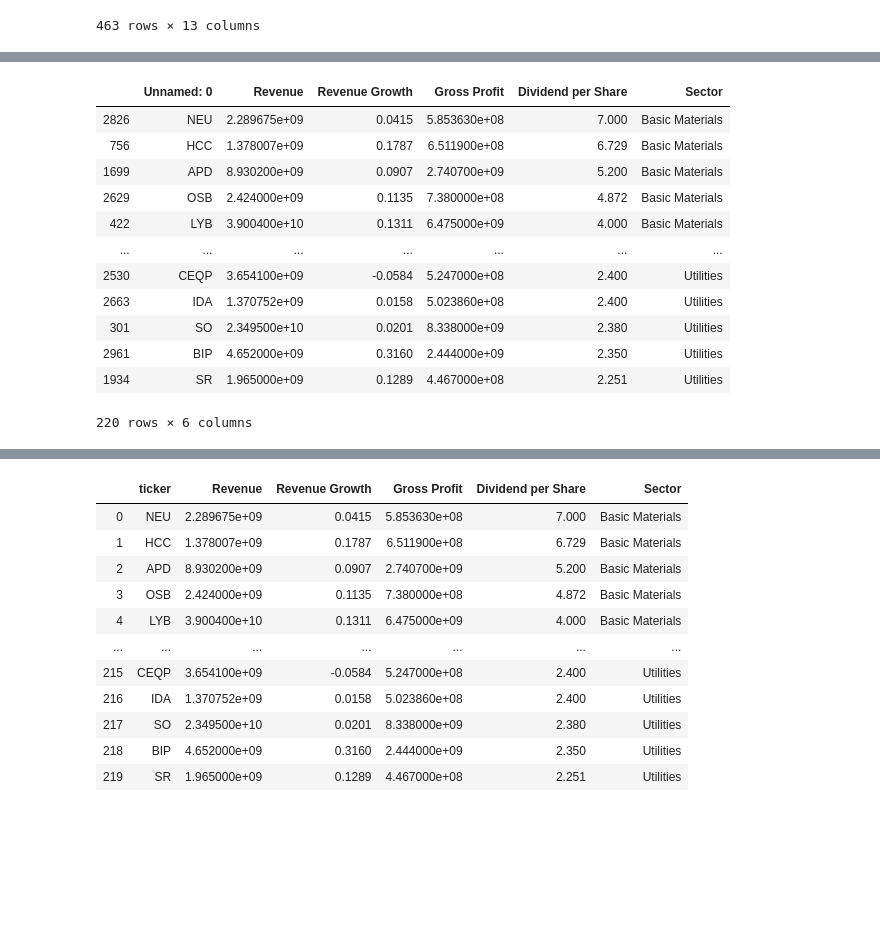
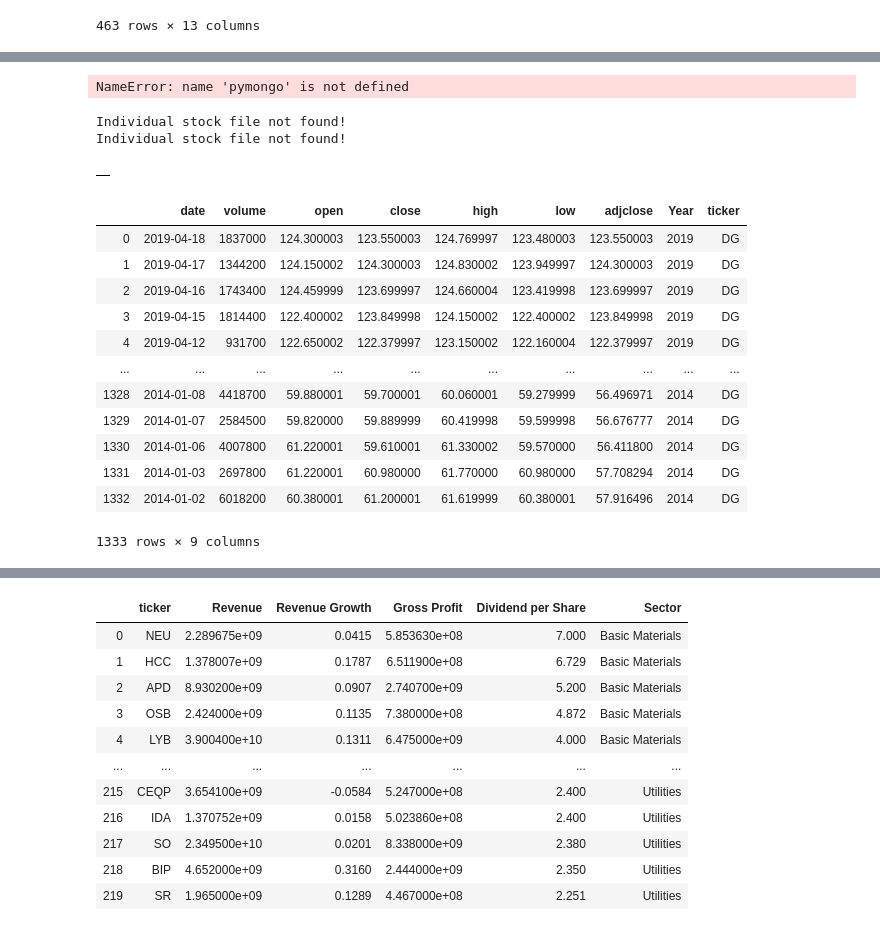
Before and after one commit to sgk2004/S-and-P-500-Data-Visualization-Dashboard, a Jupyter notebook: ETL/data_etl.ipynb, the cells around one changed output, grey strips where cells are left out. Drawn from its saved outputs; the diff is of its cells as text; code cells hidden in the pictures; blank space fills up the shorter version.

Commit message:
codes updated with individual stock data extraction

```diff
--- a/ETL/data_etl.ipynb
+++ b/ETL/data_etl.ipynb
@@ -331,16 +249,3 @@ Utilities
-# %%
-big_data
-# %% [output]
-|  | Unnamed: 0 | Revenue | Revenue Growth | Gross Profit | Dividend per Share | Sector |
-| 2826 | NEU | 2.289675e+09 | 0.0415 | 5.853630e+08 | 7.000 | Basic Materials |
-| 756 | HCC | 1.378007e+09 | 0.1787 | 6.511900e+08 | 6.729 | Basic Materials |
-| 1699 | APD | 8.930200e+09 | 0.0907 | 2.740700e+09 | 5.200 | Basic Materials |
-| 2629 | OSB | 2.424000e+09 | 0.1135 | 7.380000e+08 | 4.872 | Basic Materials |
-| 422 | LYB | 3.900400e+10 | 0.1311 | 6.475000e+09 | 4.000 | Basic Materials |
-| ... | ... | ... | ... | ... | ... | ... |
-| 2530 | CEQP | 3.654100e+09 | -0.0584 | 5.247000e+08 | 2.400 | Utilities |
-| 2663 | IDA | 1.370752e+09 | 0.0158 | 5.023860e+08 | 2.400 | Utilities |
-| 301 | SO | 2.349500e+10 | 0.0201 | 8.338000e+09 | 2.380 | Utilities |
-| 2961 | BIP | 4.652000e+09 | 0.3160 | 2.444000e+09 | 2.350 | Utilities |
-| 1934 | SR | 1.965000e+09 | 0.1289 | 4.467000e+08 | 2.251 | Utilities |
-220 rows × 6 columns
+# %%
+stocklist_2018= top500_2018['ticker'].tolist()
+# stocklist_2018
@@ -346,0 +255,48 @@ big_data
+# %%
+conn = 'mongodb://localhost:27017'
+client = pymongo.MongoClient(conn)
+db = client.stockDB
+# %% [output]
+NameError: name 'pymongo' is not defined
+# %%
+stock_df=pd.DataFrame()
+for i in range(len(stocklist_2018)):
+    data= f'Data/Individual_stocks/{stocklist_2018[i]}.csv'
+    try:
+        df = pd.read_csv(data)
+        df["Year"]=pd.DatetimeIndex(df['date']).year
+        df["ticker"]= stocklist_2018[i]
+        df1=df.loc[df['Year']> 2013 ]
+        stock_df.append(df1)
+    except:
+        print("Individual stock file not found!")
+        pass
+# %% [output]
+Individual stock file not found!
+Individual stock file not found!
+# %%
+stock_df
+# %% [output]
+|  |
+# %%
+data= f'Data/Individual_stocks/{stocklist_2018[200]}.csv'
+#   stock_df.append(pd.read_csv(data))
+df = pd.read_csv(data)
+df["Year"]=pd.DatetimeIndex(df['date']).year
+df["ticker"]= stocklist_2018[200]
+df1=df.loc[df['Year']> 2013 ]
+df1
+# %% [output]
+|  | date | volume | open | close | high | low | adjclose | Year | ticker |
+| 0 | 2019-04-18 | 1837000 | 124.300003 | 123.550003 | 124.769997 | 123.480003 | 123.550003 | 2019 | DG |
+| 1 | 2019-04-17 | 1344200 | 124.150002 | 124.300003 | 124.830002 | 123.949997 | 124.300003 | 2019 | DG |
+| 2 | 2019-04-16 | 1743400 | 124.459999 | 123.699997 | 124.660004 | 123.419998 | 123.699997 | 2019 | DG |
+| 3 | 2019-04-15 | 1814400 | 122.400002 | 123.849998 | 124.150002 | 122.400002 | 123.849998 | 2019 | DG |
+| 4 | 2019-04-12 | 931700 | 122.650002 | 122.379997 | 123.150002 | 122.160004 | 122.379997 | 2019 | DG |
+| ... | ... | ... | ... | ... | ... | ... | ... | ... | ... |
+| 1328 | 2014-01-08 | 4418700 | 59.880001 | 59.700001 | 60.060001 | 59.279999 | 56.496971 | 2014 | DG |
+| 1329 | 2014-01-07 | 2584500 | 59.820000 | 59.889999 | 60.419998 | 59.599998 | 56.676777 | 2014 | DG |
+| 1330 | 2014-01-06 | 4007800 | 61.220001 | 59.610001 | 61.330002 | 59.570000 | 56.411800 | 2014 | DG |
+| 1331 | 2014-01-03 | 2697800 | 61.220001 | 60.980000 | 61.770000 | 60.980000 | 57.708294 | 2014 | DG |
+| 1332 | 2014-01-02 | 6018200 | 60.380001 | 61.200001 | 61.619999 | 60.380001 | 57.916496 | 2014 | DG |
+1333 rows × 9 columns
```
Also changed, not shown: parts of 10 cells of this notebook.
